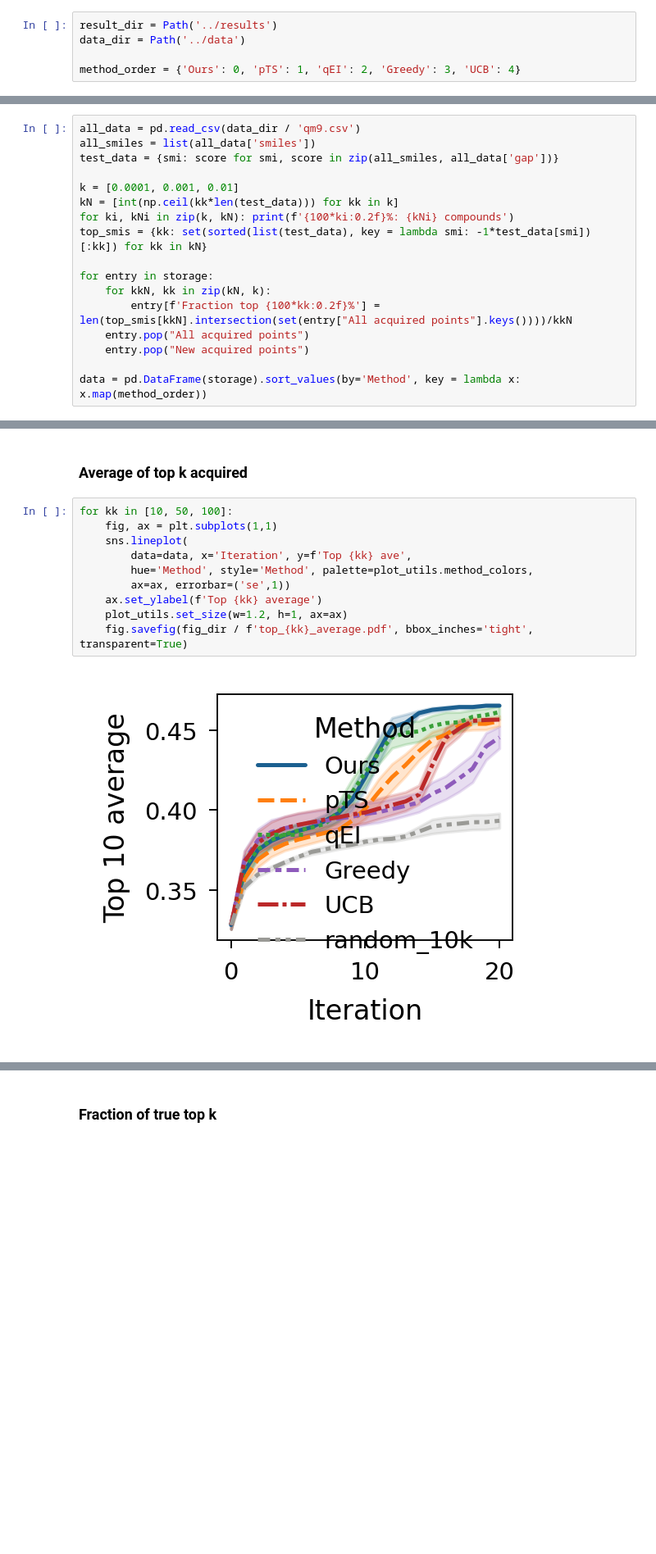
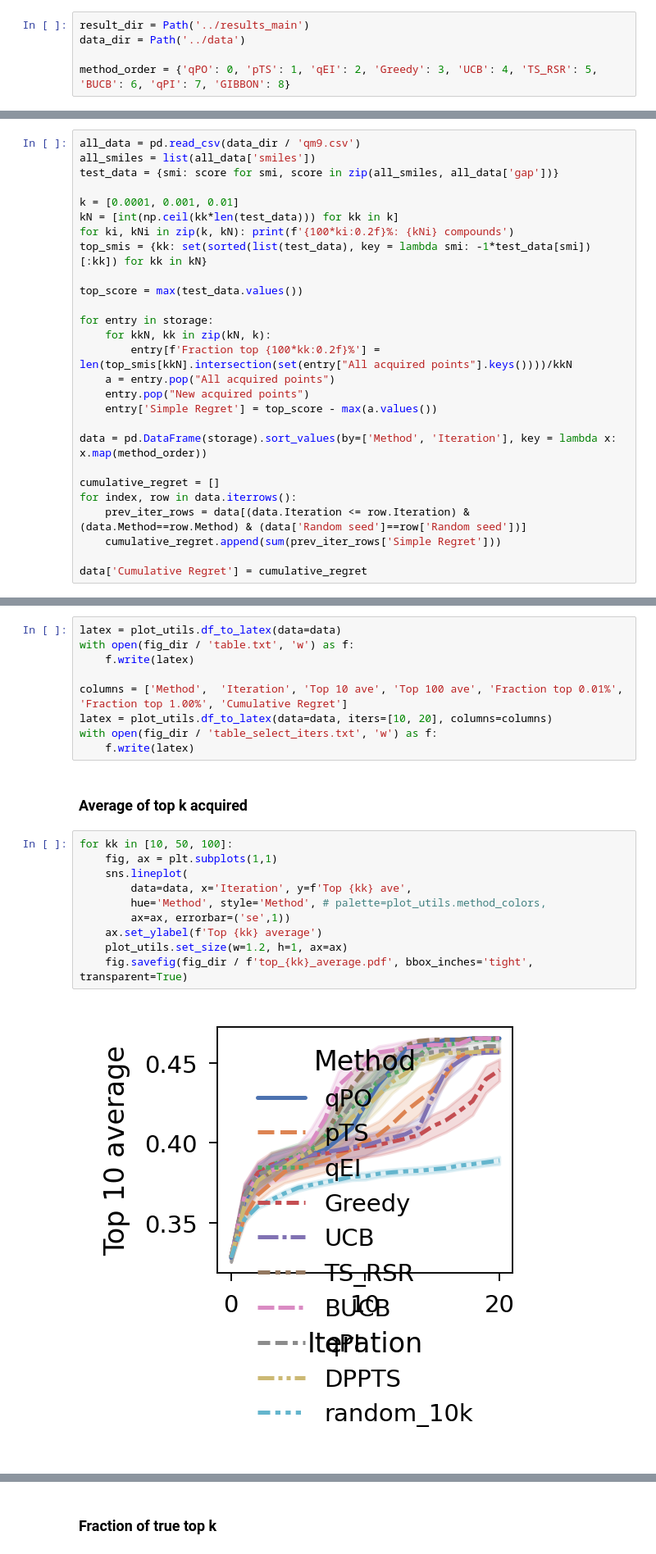
Before and after one commit to jenna-fromer/qPO, a Jupyter notebook: figures/figures.ipynb, the cells around one changed output, grey strips where cells are left out. Shown at 82% size. Drawn from its saved outputs; the diff is of its cells as text; blank space fills up the shorter version.

Commit message:
Update figures for baselines

```diff
--- a/figures/figures.ipynb
+++ b/figures/figures.ipynb
@@ -16,8 +14,8 @@ plt.ioff()
 # %%
-result_dir = Path('../results')
+result_dir = Path('../results_main')
 data_dir = Path('../data')
 
-method_order = {'Ours': 0, 'pTS': 1, 'qEI': 2, 'Greedy': 3, 'UCB': 4}
+method_order = {'qPO': 0, 'pTS': 1, 'qEI': 2, 'Greedy': 3, 'UCB': 4, 'TS_RSR': 5, 'BUCB': 6, 'qPI': 7, 'GIBBON': 8}
 # %% [markdown]
 # Maximizing homo-lumo gap
 # %% [markdown]
@@ -39,13 +37,23 @@ kN = [int(np.ceil(kk*len(test_data))) for kk in k]
 for ki, kNi in zip(k, kN): print(f'{100*ki:0.2f}%: {kNi} compounds')
 top_smis = {kk: set(sorted(list(test_data), key = lambda smi: -1*test_data[smi])[:kk]) for kk in kN}
 
+top_score = max(test_data.values())
+
 for entry in storage:
     for kkN, kk in zip(kN, k):
         entry[f'Fraction top {100*kk:0.2f}%'] = len(top_smis[kkN].intersection(set(entry["All acquired points"].keys())))/kkN
-    entry.pop("All acquired points")
+    a = entry.pop("All acquired points")
     entry.pop("New acquired points")
+    entry['Simple Regret'] = top_score - max(a.values())
 
-data = pd.DataFrame(storage).sort_values(by='Method', key = lambda x: x.map(method_order))
+data = pd.DataFrame(storage).sort_values(by=['Method', 'Iteration'], key = lambda x: x.map(method_order))
+
+cumulative_regret = []
+for index, row in data.iterrows():
+    prev_iter_rows = data[(data.Iteration <= row.Iteration) & (data.Method==row.Method) & (data['Random seed']==row['Random seed'])]
+    cumulative_regret.append(sum(prev_iter_rows['Simple Regret']))
+
+data['Cumulative Regret'] = cumulative_regret
 # %% [output]
 0.01%: 14 compounds
 0.10%: 134 compounds
@@ -62,14 +89,23 @@ with open(fig_dir / 'table.txt', 'w') as f:
+# %%
+latex = plot_utils.df_to_latex(data=data)
+with open(fig_dir / 'table.txt', 'w') as f:
+    f.write(latex)
+
+columns = ['Method',  'Iteration', 'Top 10 ave', 'Top 100 ave', 'Fraction top 0.01%', 'Fraction top 1.00%', 'Cumulative Regret']
+latex = plot_utils.df_to_latex(data=data, iters=[10, 20], columns=columns)
+with open(fig_dir / 'table_select_iters.txt', 'w') as f:
+    f.write(latex)
 # %% [markdown]
 ### Average of top k acquired
 # %%
 for kk in [10, 50, 100]:
     fig, ax = plt.subplots(1,1)
     sns.lineplot(
         data=data, x='Iteration', y=f'Top {kk} ave',
-        hue='Method', style='Method', palette=plot_utils.method_colors,
+        hue='Method', style='Method', # palette=plot_utils.method_colors,
         ax=ax, errorbar=('se',1))
     ax.set_ylabel(f'Top {kk} average')
     plot_utils.set_size(w=1.2, h=1, ax=ax)
     fig.savefig(fig_dir / f'top_{kk}_average.pdf', bbox_inches='tight', transparent=True)
 # %% [output]
-[figure, old version]
+[figure, new version]
```
Also changed, not shown: parts of 22 cells of this notebook, 1 other file.
